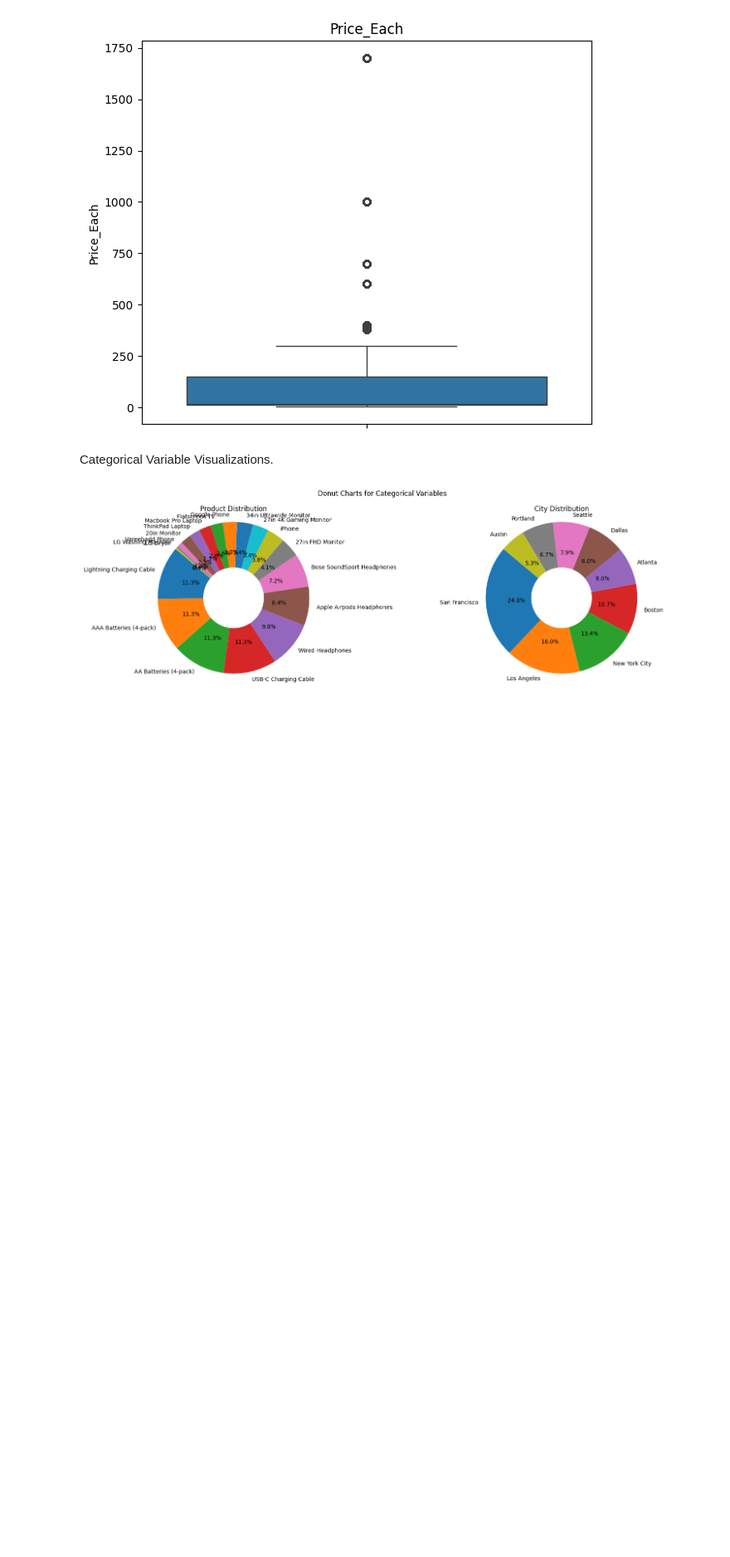
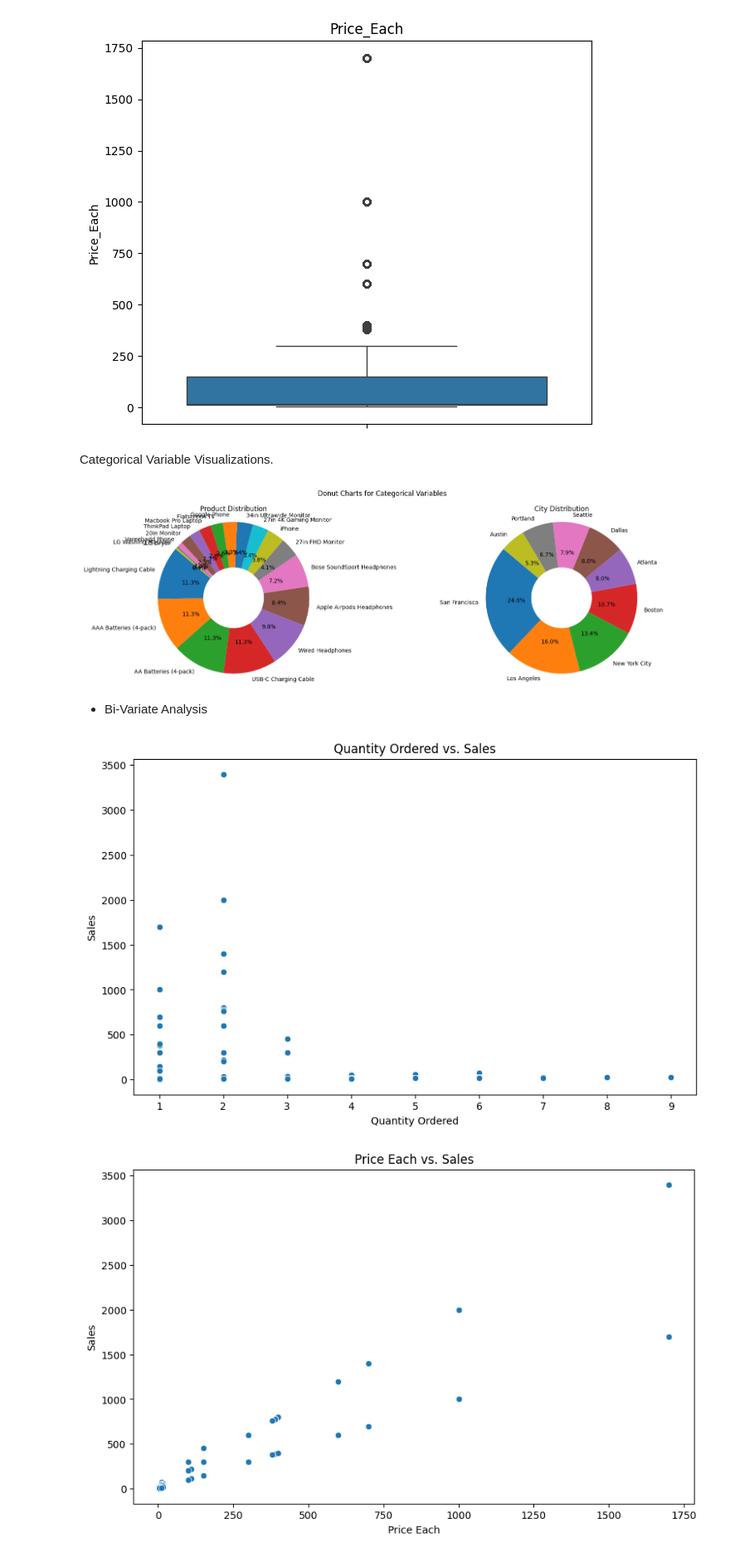
Before and after one commit to SamuelAsong/Comprehensive-Power-BI-Dashboard-for-Sales-Insights, a Jupyter notebook: notebook/sales.ipynb, the cells around one changed output. Shown at 83% size. Cells and saved outputs as stored; diff of their text form; code cells hidden in the pictures; blank space fills up the shorter version.

```diff
--- a/notebook/sales.ipynb
+++ b/notebook/sales.ipynb
@@ -1072,3 +1073,51 @@ for cols in cat_cols_pairs:
     plt.show()
 # %% [output]
 [figure]
+# %% [markdown]
+- Bi-Variate Analysis
+# %%
+
+# Bivariate plot: Quantity Ordered vs. Sales
+plt.figure(figsize=(10, 6))
+sns.scatterplot(x='Quantity_Ordered', y='Sales', data=df_unique)
+plt.title('Quantity Ordered vs. Sales')
+plt.xlabel('Quantity Ordered')
+plt.ylabel('Sales')
+plt.show()
+
+# Bivariate plot: Price Each vs. Sales
+plt.figure(figsize=(10, 6))
+sns.scatterplot(x='Price_Each', y='Sales', data=df_unique)
+plt.title('Price Each vs. Sales')
+plt.xlabel('Price Each')
+plt.ylabel('Sales')
+plt.show()
+
+# Bivariate plot: Month vs. Sales (Bar Plot)
+plt.figure(figsize=(10, 6))
+sns.barplot(x='Month', y='Sales', data=df_unique)
+plt.title('Month vs. Sales')
+plt.xlabel('Month')
+plt.ylabel('Sales')
+plt.show()
+
+# Bivariate plot: Quantity Ordered vs. Price Each
+plt.figure(figsize=(10, 6))
+sns.scatterplot(x='Quantity_Ordered', y='Price_Each', data=df_unique)
+plt.title('Quantity Ordered vs. Price Each')
+plt.xlabel('Quantity Ordered')
+plt.ylabel('Price Each')
+plt.show()
+
+# Bivariate plot: Order Date vs. Sales (Line plot for time series data)
+plt.figure(figsize=(10, 6))
+df_unique = df_unique.sort_values(by='Order_Date')  # Ensure data is sorted by date
+sns.lineplot(x='Order_Date', y='Sales', data=df_unique)
+plt.title('Order Date vs. Sales')
+plt.xlabel('Order Date')
+plt.ylabel('Sales')
+plt.xticks(rotation=45)
+plt.show()
+# %% [output]
+[figure, added]
+[figure, added]
```
Also changed, not shown: parts of 46 cells of this notebook.
